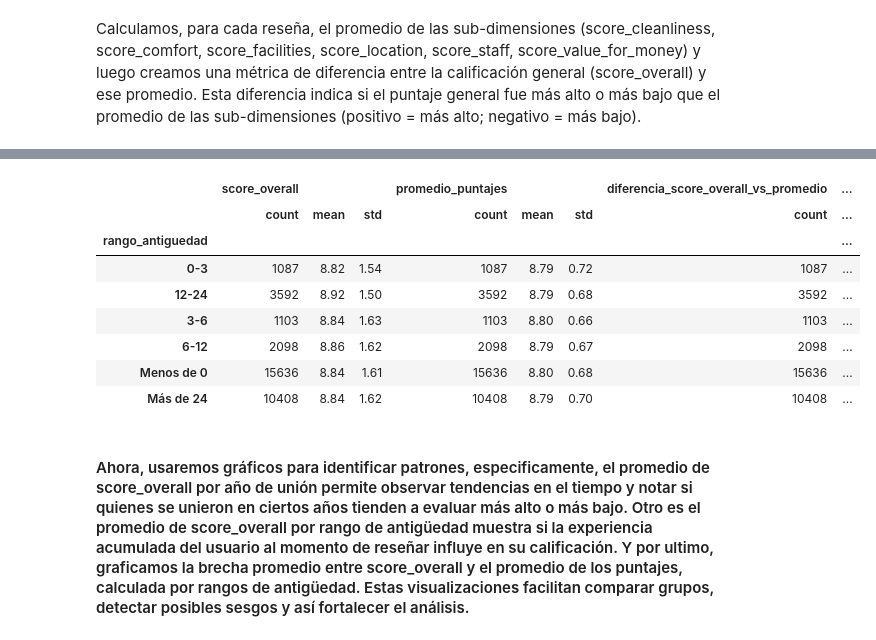
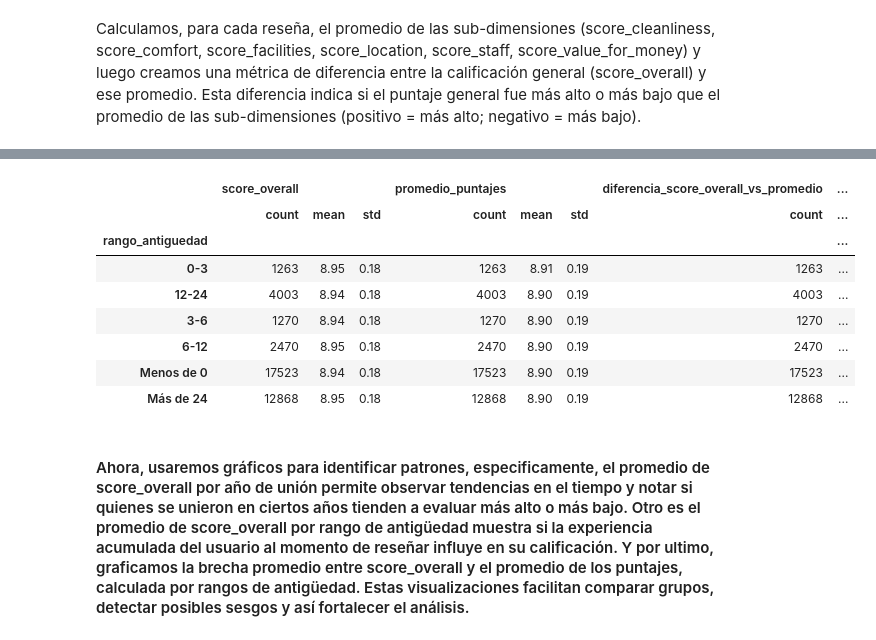
Before and after one commit to IIC2115/Syllabus, a Jupyter notebook: Ayudantias/Ayudantia 4/ayudantia 4.ipynb, the cells around one changed output, grey strips where cells are left out. Drawn from its saved outputs; the diff is of its cells as text; code cells hidden in the pictures.

```diff
--- a/Ayudantias/Ayudantia 4/ayudantia 4.ipynb
+++ b/Ayudantias/Ayudantia 4/ayudantia 4.ipynb
@@ -121,0 +374,3 @@ df_reviews = df_reviews.dropna()
+# %%
+df_reviews['review_date'] = pd.to_datetime(df_reviews['review_date'], errors='coerce')
+df_reviews = df_reviews.dropna(subset=['review_date']).reset_index(drop=True)
@@ -121,0 +395,13 @@ df_reviews = df_reviews.dropna()
+# %%
+score_cols = [
+    "score_overall","score_cleanliness","score_comfort",
+    "score_facilities","score_location","score_staff",
+    "score_value_for_money"
+]
+
+plt.figure(figsize=(10,6))
+df_reviews[score_cols].boxplot()
+plt.title("Distribución de Scores (Boxplot)")
+plt.ylabel("Puntaje")
+plt.xticks(rotation=30)
+plt.show()
@@ -121,0 +425,4 @@ df_reviews = df_reviews.dropna()
+# %%
+df_reviews[score_cols] = df_reviews.groupby("hotel_id")[score_cols].transform(
+    lambda x: x.fillna(x.median())
+)
@@ -121,0 +441,3 @@ df_reviews = df_reviews.dropna()
+# %%
+for col in score_cols:
+    df_reviews = df_reviews[(df_reviews[col] >= 0) & (df_reviews[col] <= 10)]
@@ -522,15 +867,15 @@ estadisticas_por_año
 # %%
-etadisticas_por_antiguedad
+estadisticas_por_antiguedad
 # %% [output]
 |  | score_overall |  |  | promedio_puntajes |  |  | diferencia_score_overall_vs_promedio | ... |
 |  | count | mean | std | count | mean | std | count | ... |
 | rango_antiguedad |  |  |  |  |  |  |  | ... |
-| 0-3 | 1087 | 8.82 | 1.54 | 1087 | 8.79 | 0.72 | 1087 | ... |
-| 12-24 | 3592 | 8.92 | 1.50 | 3592 | 8.79 | 0.68 | 3592 | ... |
-| 3-6 | 1103 | 8.84 | 1.63 | 1103 | 8.80 | 0.66 | 1103 | ... |
-| 6-12 | 2098 | 8.86 | 1.62 | 2098 | 8.79 | 0.67 | 2098 | ... |
-| Menos de 0 | 15636 | 8.84 | 1.61 | 15636 | 8.80 | 0.68 | 15636 | ... |
-| Más de 24 | 10408 | 8.84 | 1.62 | 10408 | 8.79 | 0.70 | 10408 | ... |
+| 0-3 | 1263 | 8.95 | 0.18 | 1263 | 8.91 | 0.19 | 1263 | ... |
+| 12-24 | 4003 | 8.94 | 0.18 | 4003 | 8.90 | 0.19 | 4003 | ... |
+| 3-6 | 1270 | 8.94 | 0.18 | 1270 | 8.90 | 0.19 | 1270 | ... |
+| 6-12 | 2470 | 8.95 | 0.18 | 2470 | 8.90 | 0.19 | 2470 | ... |
+| Menos de 0 | 17523 | 8.94 | 0.18 | 17523 | 8.90 | 0.19 | 17523 | ... |
+| Más de 24 | 12868 | 8.95 | 0.18 | 12868 | 8.90 | 0.19 | 12868 | ... |
 # %% [markdown]
 #### Ahora, usaremos gráficos para identificar patrones, especificamente, el promedio de score_overall por año de unión permite observar tendencias en el tiempo y notar si quienes se unieron en ciertos años tienden a evaluar más alto o más bajo. Otro es el promedio de score_overall por rango de antigüedad muestra si la experiencia acumulada del usuario al momento de reseñar influye en su calificación. Y por ultimo, graficamos la brecha promedio entre score_overall y el promedio de los puntajes, calculada por rangos de antigüedad. Estas visualizaciones facilitan comparar grupos, detectar posibles sesgos y así fortalecer el análisis.
 # %%
```
Also changed, not shown: parts of 67 cells of this notebook.
